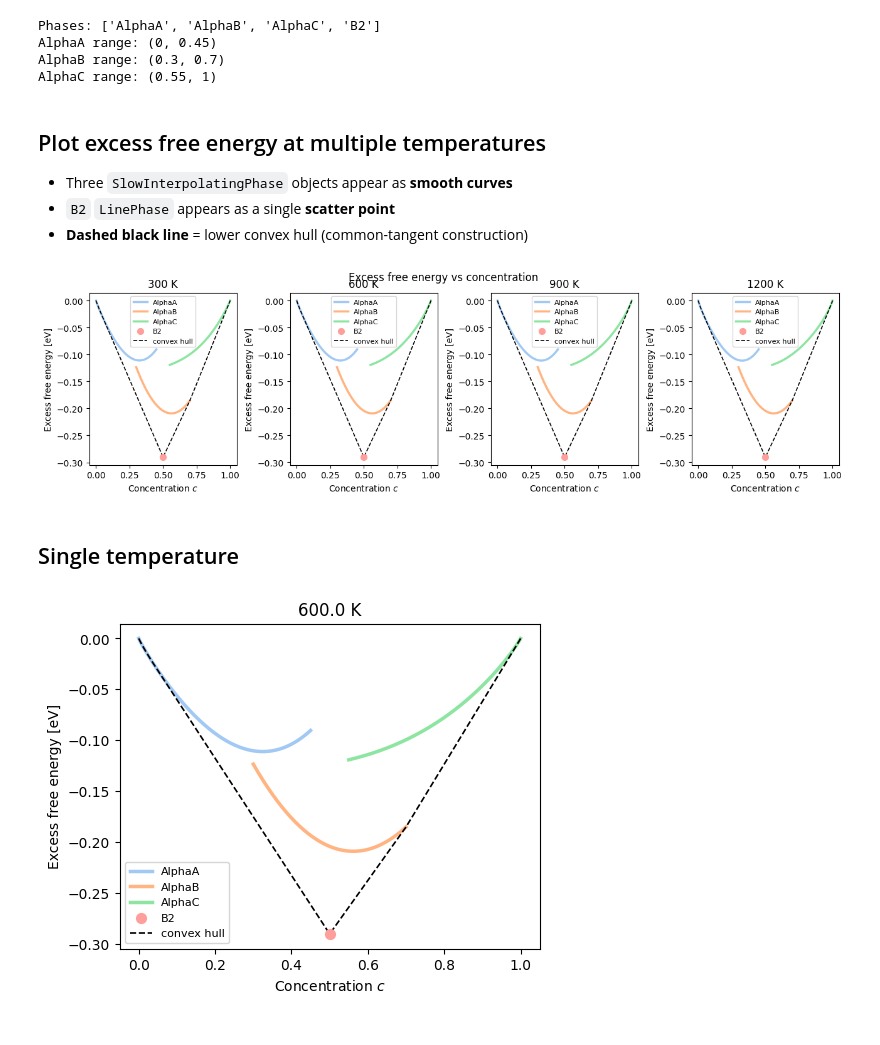
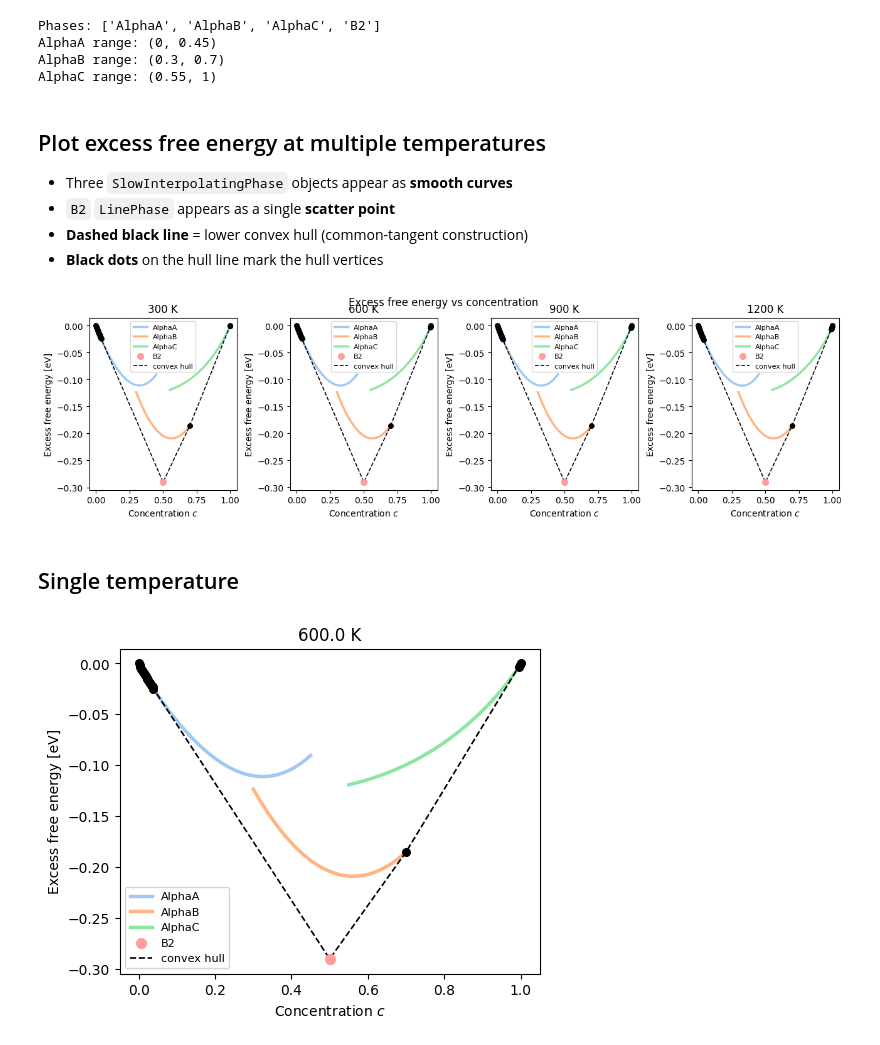
Before and after one commit to eisenforschung/landau, a Jupyter notebook: notebooks/ExcessFreeEnergy.ipynb, the cells around one changed output. Drawn from its saved outputs; the diff is of its cells as text; code cells hidden in the pictures.

Commit message:
docs: rerun ExcessFreeEnergy notebook with convex_hull=True explicit
Co-authored-by: Prabhath C <prabhath-c@users.noreply.github.com>

```diff
--- a/notebooks/ExcessFreeEnergy.ipynb
+++ b/notebooks/ExcessFreeEnergy.ipynb
@@ -82,20 +82,22 @@ AlphaC range: (0.55, 1)
 * Three `SlowInterpolatingPhase` objects appear as **smooth curves**
 * `B2` `LinePhase` appears as a single **scatter point**
 * **Dashed black line** = lower convex hull (common-tangent construction)
+* **Black dots** on the hull line mark the hull vertices
 # %%
 fig, axes = plot_excess_free_energy(
     phases,
     temperatures=[300, 600, 900, 1200],
     max_cols=4,
     sharey=False,
     linewidth=2.5,
     per_col_in=3.2,
     per_row_in=3.5,
+    convex_hull=True,
 )
 fig.suptitle('Excess free energy vs concentration', y=1.02)
 plt.show()
 # %% [output]
-[figure, old version]
+[figure, new version]
 # %% [markdown]
 ## Single temperature
 # %%
@@ -107,7 +109,8 @@ fig2, axes2 = plot_excess_free_energy(
     linewidth=2.5,
     per_col_in=5.0,
     per_row_in=4.0,
+    convex_hull=True,
 )
 plt.show()
 # %% [output]
-[figure, old version]
+[figure, new version]
```
